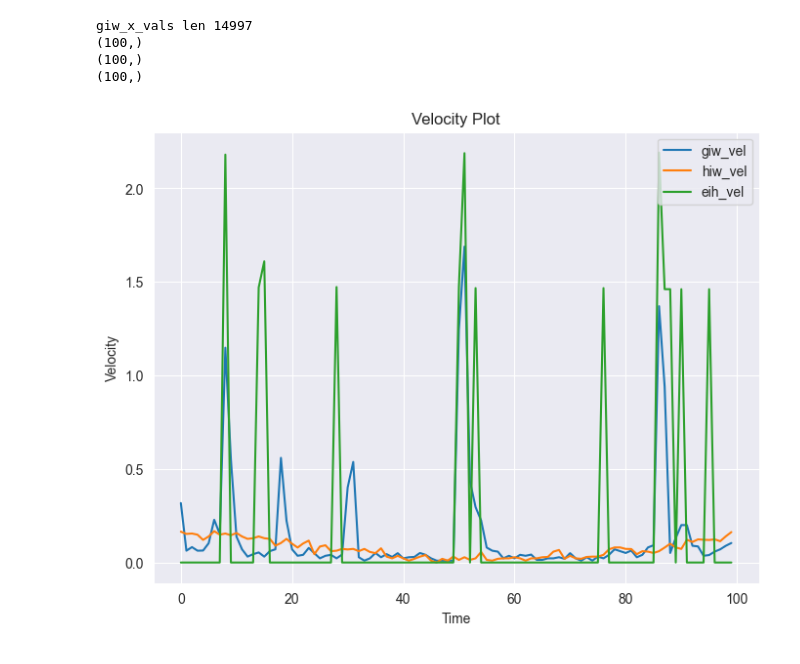
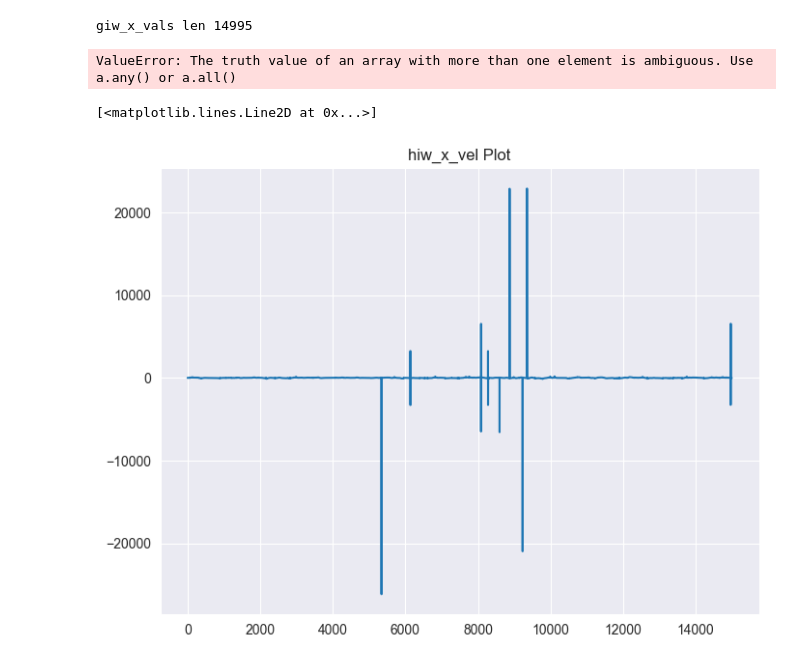
Before and after one commit to rghv96/sp-eyegan, a Jupyter notebook: notebooks/velocity_plots.ipynb, the cells around one changed output. Saved outputs shown, nothing was run; the diff lists cells and outputs as text; code cells hidden in the pictures.

Commit message:
feature: improve velocity plots

```diff
--- a/notebooks/velocity_plots.ipynb
+++ b/notebooks/velocity_plots.ipynb
@@ -71,7 +113,7 @@ def ScreenCoord2AngularCoord(ScreenCoord):
 
     return AngularCoord
 # %%
-data_path = '../data/EHTaskDataset/RawData/User_01_Video_01_Task_1.txt'
+data_path = '../data/EHTaskDataset/RawData/User_07_Video_06_Task_1.txt'
 
 giw_x_vals = []
 giw_y_vals = []
@@ -116,55 +158,57 @@ with open(data_path, 'r') as file:
 # print('x_vals len', len(x_vals))
 print('giw_x_vals len', len(giw_x_vals))
 
-# x_vel = dva_to_vel(np.array(x_vals))
-# y_vel = dva_to_vel(np.array(y_vals))
-giw_x_vel = dva_to_vel(np.array(giw_x_vals))
-giw_y_vel = dva_to_vel(np.array(giw_y_vals))
-hiw_x_vel = dva_to_vel(np.array(hiw_x_vals))
-hiw_y_vel = dva_to_vel(np.array(hiw_y_vals))
-eih_x_vel = dva_to_vel(np.array(eih_x_vals))
-eih_y_vel = dva_to_vel(np.array(eih_y_vals))
+giw_x_vel, giw_y_vel = compute_velocity(np.array(giw_x_vals), np.array(giw_y_vals))
+hiw_x_vel, hiw_y_vel = compute_velocity(np.array(hiw_x_vals), np.array(hiw_y_vals))
+eih_x_vel, eih_y_vel = compute_velocity(np.array(eih_x_vals), np.array(eih_y_vals))
 
 # target_vel = total_velocity_magnitude(x_vel, y_vel)
 giw_vel = total_velocity_magnitude(giw_x_vel, giw_y_vel)
 hiw_vel = total_velocity_magnitude(hiw_x_vel, hiw_y_vel)
 eih_vel = total_velocity_magnitude(eih_x_vel, eih_y_vel)
 
-giw_vel = giw_vel[1000:2000]
-hiw_vel = hiw_vel[1000:2000]
-eih_vel = eih_vel[1000:2000]
+# giw_vel = giw_vel[1000:2000]
+# hiw_vel = hiw_vel[1000:2000]
+# eih_vel = eih_vel[1000:2000]
 
-giw_vel = giw_vel[100:200]
-hiw_vel = hiw_vel[100:200]
-eih_vel = eih_vel[100:200]
+# giw_vel = giw_vel[100:200]
+# hiw_vel = hiw_vel[100:200]
+# eih_vel = eih_vel[100:200]
 
 # print(target_vel.shape)
 print(giw_vel.shape)
 print(hiw_vel.shape)
 print(eih_vel.shape)
 
-time = np.linspace(0, 10, 100)  # Sample time values
-# Create the plot
-plt.figure(figsize=(8, 6))  # Set the figure size
-# plt.plot(range(len(target_vel)), target_vel, label='target_vel')
-plt.plot(range(len(giw_vel)), giw_vel, label='giw_vel')
-plt.plot(range(len(hiw_vel)), hiw_vel, label='hiw_vel')
-plt.plot(range(len(eih_vel)), eih_vel, label='eih_vel')
-
-# Set plot title and labels
-plt.title('Velocity Plot')
-plt.xlabel('Time')
-plt.ylabel('Velocity')
-plt.legend()  # Show legend
-
-# Save the plot as a PNG file
-# plt.savefig('velocity_plot.png')
-
-# Show the plot (optional)
-plt.show()
+# # Create the plot
+# plt.figure(figsize=(8, 6))  # Set the figure size
+# # plt.plot(range(len(target_vel)), target_vel, label='target_vel')
+# # plt.plot(range(len(giw_vel)), giw_vel, label='giw_vel')
+# plt.plot(range(len(hiw_x_vel)), hiw_x_vel, label='hiw_x_vel')
+# # plt.plot(range(len(hiw_y_vel)), hiw_y_vel, label='hiw_y_vel')
+# # plt.plot(range(len(hiw_y_vals)), hiw_y_vals, label='hiw_y_vals')
+# plt.plot(range(len(hiw_x_vals)), hiw_x_vals, label='hiw_x_vals')
+# # plt.plot(range(len(eih_vel)), eih_vel, label='eih_vel')
+#
+# # Set plot title and labels
+# plt.title('Velocity Plot')
+# plt.xlabel('Time')
+# plt.ylabel('Velocity')
+# plt.legend()  # Show legend
+#
 # %% [output]
-giw_x_vals len 14997
-(100,)
-(100,)
-(100,)
+giw_x_vals len 14995
-[figure, removed]
+ValueError: The truth value of an array with more than one element is ambiguous. Use a.any() or a.all()
+# %%
+# # Create the plot
+plt.figure(figsize=(8, 6))  # Set the figure size
+# plt.plot(range(len(target_vel)), target_vel, label='target_vel')
+# plt.plot(range(len(giw_vel)), giw_vel, label='giw_vel')
+plt.title('hiw_x_vel Plot')
+plt.plot(range(len(hiw_x_vel)), hiw_x_vel, label='hiw_x_vel')
+# plt.plot(range(len(hiw_y_vel)), hiw_y_vel, label='hiw_y_vel')
+# plt.plot(range(len(hiw_y_vals)), hiw_y_vals, label='hiw_y_vals')
+# plt.plot(range(len(eih_vel)), eih_vel, label='eih_vel')
+# %% [output]
+[<matplotlib.lines.Line2D at 0x...>]
+[figure, added]
```
Also changed, not shown: parts of 7 cells of this notebook, 1 other file.
